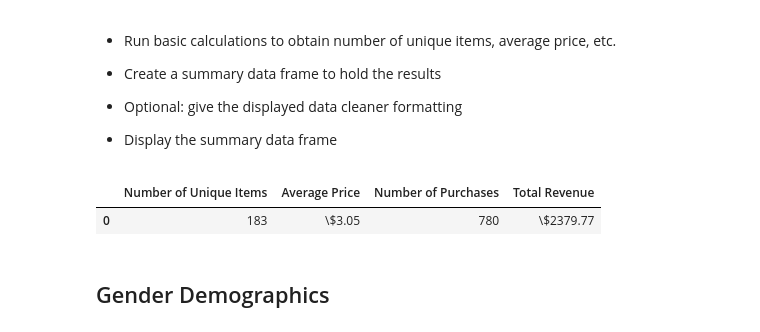
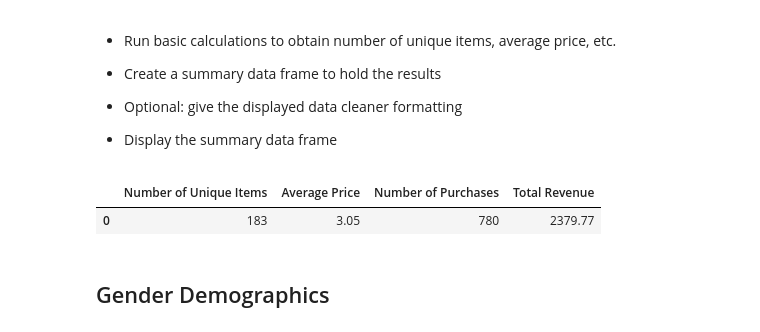
Before and after one commit to annmcnamara/pandas-challenge, a Jupyter notebook: HeroesOfPymoli/HeroesOfPymoli_starter.ipynb, the cells around one changed output. Saved outputs shown, nothing was run; the diff lists cells and outputs as text; code cells hidden in the pictures.

```diff
--- a/HeroesOfPymoli/HeroesOfPymoli_starter.ipynb
+++ b/HeroesOfPymoli/HeroesOfPymoli_starter.ipynb
@@ -42,33 +42,33 @@ total_players_df
 # %%
 # purchase_data.columns
 # 'Purchase ID', 'SN', 'Age', 'Gender', 'Item ID', 'Item Name', 'Price'
 
 # Basic calculations to obtain
 #  number of unique items
 #  average price
 #  Number of Purchases
 #  Total Revenue
 
 unique_items  = len(purchase_data["Item ID"].unique())
 average_price = purchase_data["Price"].mean()
 num_purchases = len(purchase_data["Purchase ID"].unique())
 total_revenue = purchase_data["Price"].sum()
 
 summaryDict= [
     {'Number of Unique Items':unique_items,
      'Average Price':average_price,
      'Number of Purchases':num_purchases,
      'Total Revenue':total_revenue
     }
 ]
 summary_df = pd.DataFrame(summaryDict)
 #use map to format the currency columns
-summary_df['Average Price'] = summary_df['Average Price'].map("\${:.2f}".format)
-summary_df['Total Revenue'] = summary_df['Total Revenue'].map("\${:.2f}".format)
+summary_df['Average Price'] = summary_df['Average Price'].map("{:.2f}".format)
+summary_df['Total Revenue'] = summary_df['Total Revenue'].map("{:.2f}".format)
 summary_df
 # %% [output]
 |  | Number of Unique Items | Average Price | Number of Purchases | Total Revenue |
-| 0 | 183 | \$3.05 | 780 | \$2379.77 |
+| 0 | 183 | 3.05 | 780 | 2379.77 |
 # %% [markdown]
 ## Gender Demographics
 # %% [markdown]
```
